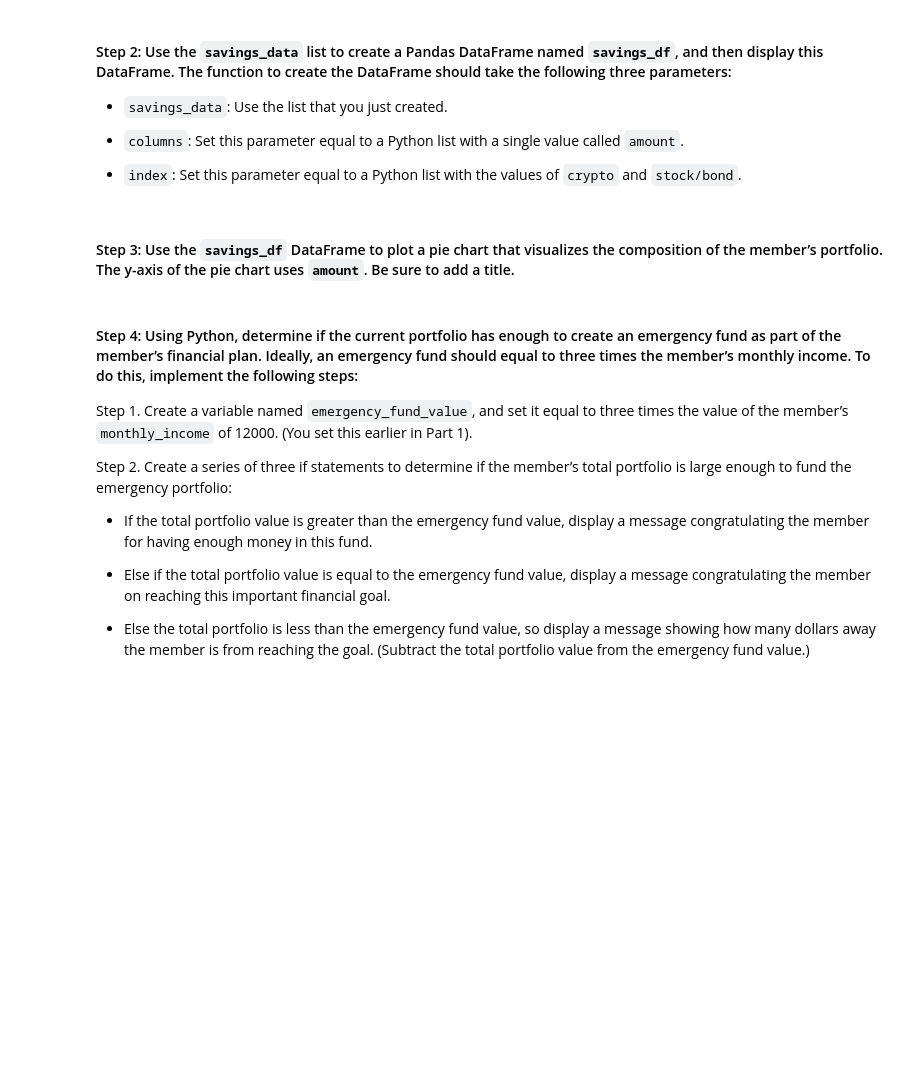
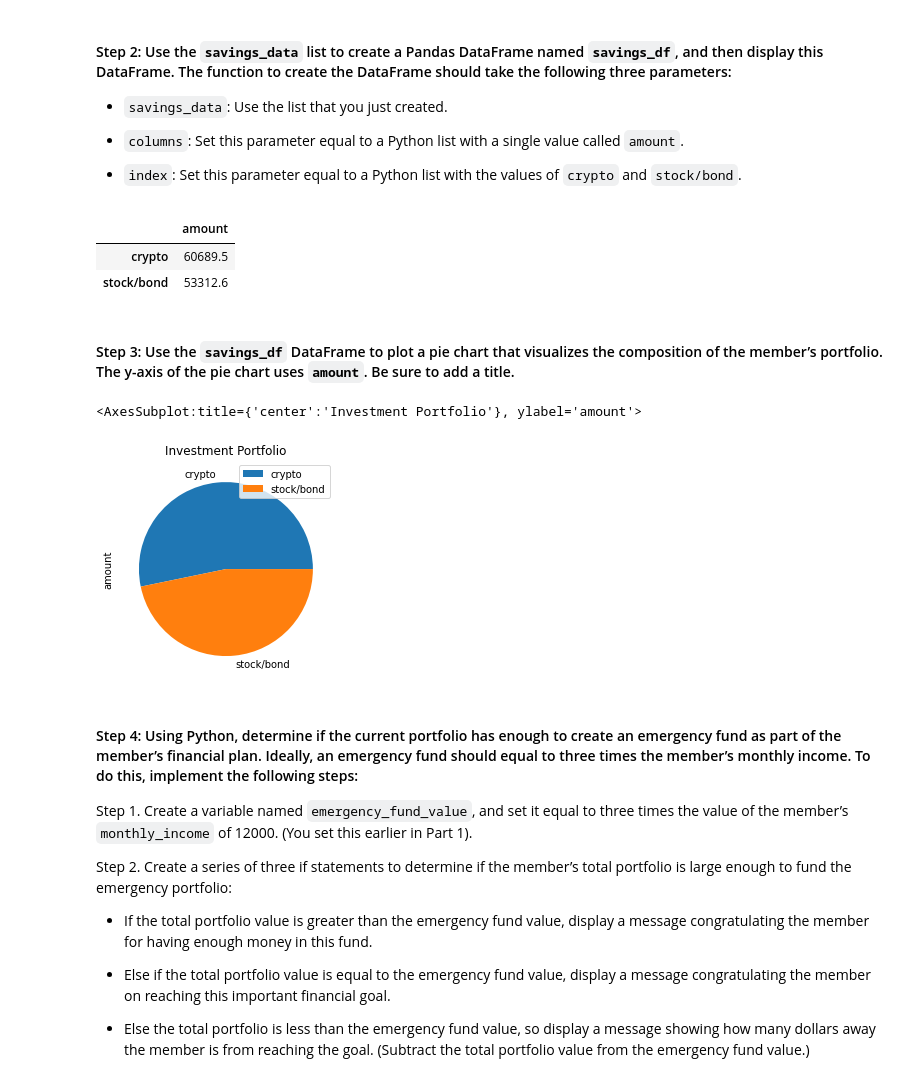
Before and after one commit to martycodes333/Financial_Planning_with_Monte_Carlo, a Jupyter notebook: financial_planning_tools.ipynb, the cells around one changed output. Saved outputs shown, nothing was run; the diff lists cells and outputs as text; code cells hidden in the pictures; blank space fills up the shorter version.

```diff
--- a/financial_planning_tools.ipynb
+++ b/financial_planning_tools.ipynb
@@ -287,7 +334,7 @@ In this section, you’ll use the valuations for the cryptocurrency wallet and f
 #### Step 1: Create a Python list named `savings_data` that has two elements. The first element contains the total value of the cryptocurrency wallet. The second element contains the total value of the stock and bond portions of the portfolio.
 # %%
 # Consolidate financial assets data into a Python list
-# YOUR CODE HERE
+savings_data = [60689.5, 53312.6]
 
 # Review the Python list savings_data
-# YOUR CODE HERE
+savings_data
@@ -301,15 +350,24 @@ In this section, you’ll use the valuations for the cryptocurrency wallet and f
 - `index`: Set this parameter equal to a Python list with the values of `crypto` and `stock/bond`.
 # %%
 # Create a Pandas DataFrame called savings_df
-# YOUR CODE HERE
+savings_df=pd.DataFrame(savings_data, index=['crypto', 'stock/bond'], columns=['amount'])
+
+
 
 # Display the savings_df DataFrame
-# YOUR CODE HERE
+savings_df
+# %% [output]
+|  | amount |
+| crypto | 60689.5 |
+| stock/bond | 53312.6 |
 # %% [markdown]
 #### Step 3: Use the `savings_df` DataFrame to plot a pie chart that visualizes the composition of the member’s portfolio. The y-axis of the pie chart uses `amount`. Be sure to add a title.
 # %%
 # Plot the total value of the member's portfolio (crypto and stock/bond) in a pie chart
-# YOUR CODE HERE
+savings_df.plot.pie(y='amount', title='Investment Portfolio')
+# %% [output]
+<AxesSubplot:title={'center':'Investment Portfolio'}, ylabel='amount'>
+[figure, added]
 # %% [markdown]
 #### Step 4: Using Python, determine if the current portfolio has enough to create an emergency fund as part of the member’s financial plan. Ideally, an emergency fund should equal to three times the member’s monthly income. To do this, implement the following steps:
 
```
Also changed, not shown: parts of 40 cells of this notebook, 6 other files.
